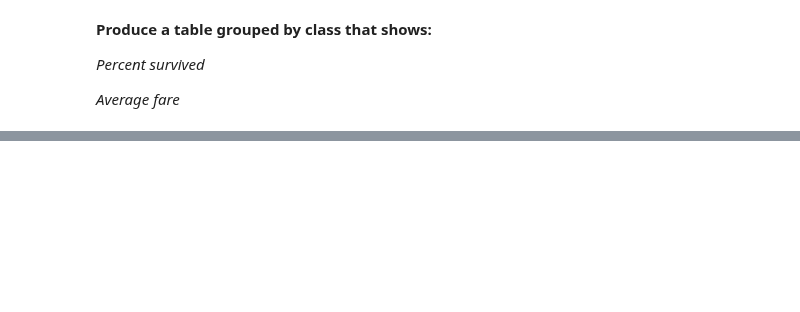
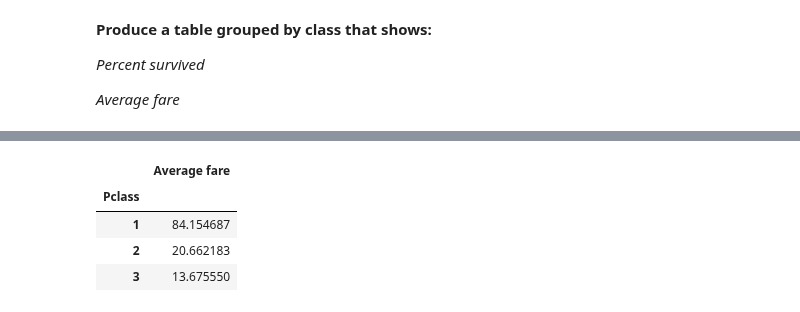
Before and after one commit to alasdaird/SYD_DAT_6, a Jupyter notebook: homework/Homework2_muhsinkarim.ipynb, the cells around one changed output, grey strips where cells are left out. Saved outputs shown, nothing was run; the diff lists cells and outputs as text; code cells hidden in the pictures; blank space fills up the shorter version.

```diff
--- a/homework/Homework2_muhsinkarim.ipynb
+++ b/homework/Homework2_muhsinkarim.ipynb
@@ -128,3 +141,15 @@ _Average fare_
+# %%
+### Average fare
+
+dfFare = pd.DataFrame(byClass['Fare'].mean())
+dfFare.columns = ['Average fare']
+dfFare
+# %% [output]
+|  | Average fare |
+| Pclass |  |
+| 1 | 84.154687 |
+| 2 | 20.662183 |
+| 3 | 13.675550 |
 # %% [markdown]
 ### Machine Learning Theory
 **Reading that was required during the course from Introduction to Statistical Learning**
```
Also changed, not shown: parts of 15 cells of this notebook, 2 other files.
